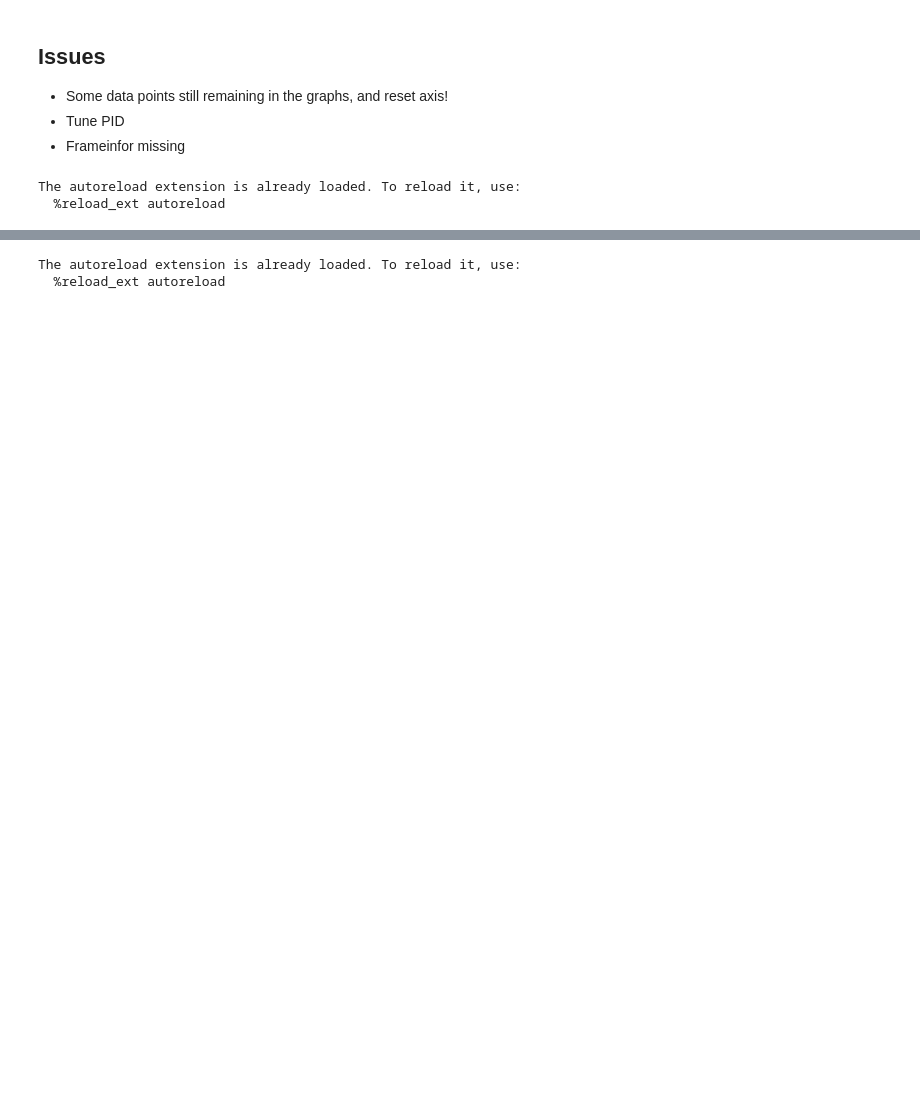
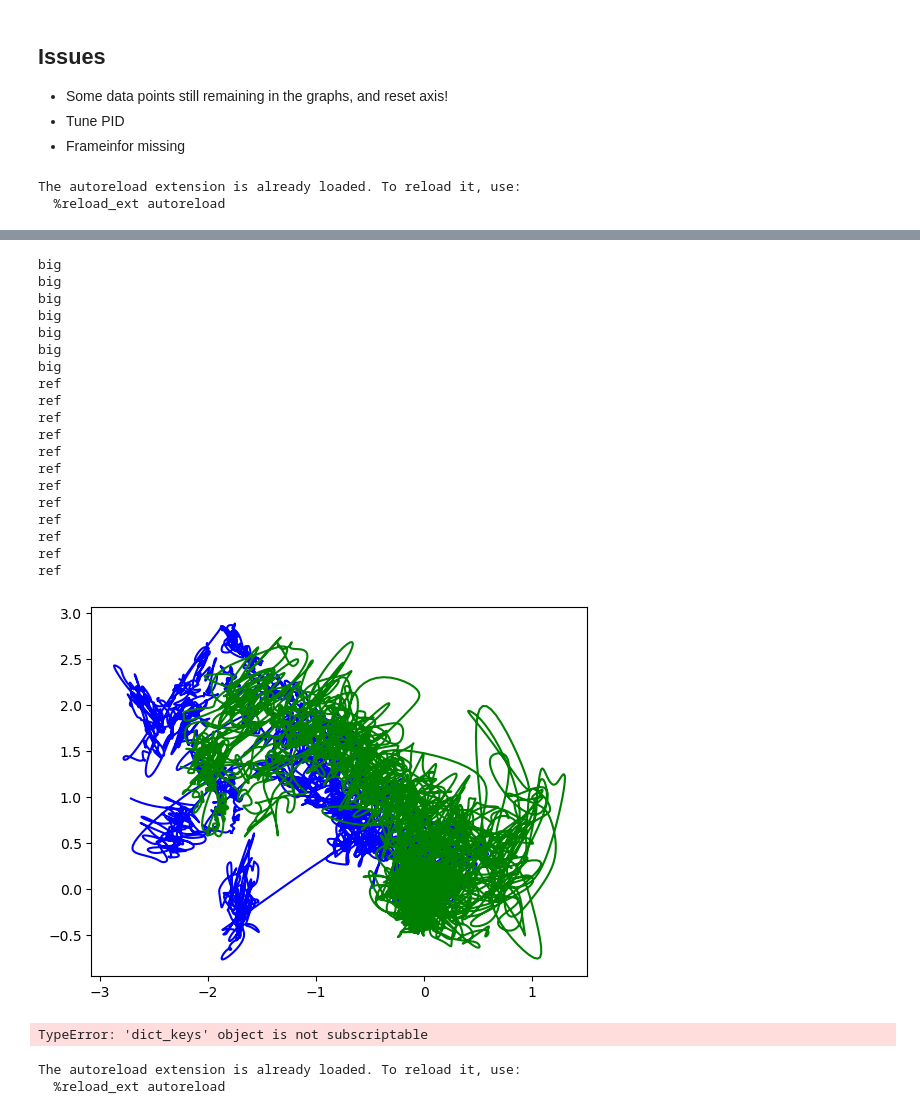
Before and after one commit to ArttuD/MicrorheologyProto, a Jupyter notebook: Notebook.ipynb, the cells around one changed output, grey strips where cells are left out. Cells and saved outputs as stored; diff of their text form; code cells hidden in the pictures; blank space fills up the shorter version.

```diff
--- a/Notebook.ipynb
+++ b/Notebook.ipynb
@@ -228 +425,49 @@ analysis.process_single(path_2, path_1, True, 0)
+# %%
+pixel = 3.45/(10*0.3*3.3)
+for i in file_dict.keys():
+    df = pd.DataFrame.from_dict(file_dict[i])
+    print(i.split("_")[0])
+    df["x"] = scipy.ndimage.gaussian_filter(df["x"],5)*pixel
+    df["y"] = scipy.ndimage.gaussian_filter(df["y"],5)*pixel
+
+    df["x"] = df["x"] - df["x"].values[0]
+    df["y"] = df["y"] - df["y"].values[0]
+
+    if i.split("_")[0] == "big":
+        df_mg = df
+        plt.scatter(df_mg["x"].values[0],df_mg["y"].values[0], color = "red")
+        plt.plot(df_mg["x"], df_mg["y"], label = "mg", color = "blue")
+    else:
+        df_ref = df
+        plt.scatter(df_ref["x"].values[0],df_ref["y"].values[0], color = "red")
+        plt.plot(df_ref["x"], df_ref["y"], label = "ref", color = "green")
+
+
+
+#plt.legend()
+# %% [output]
+big
+big
+big
+big
+big
+big
+big
+ref
+ref
+ref
+ref
+ref
+ref
+ref
+ref
+ref
+ref
+ref
+ref
+[figure, added]
+# %%
+key_list["big"]
+# %% [output]
+TypeError: 'dict_keys' object is not subscriptable
 # %%
```
Also changed, not shown: parts of 9 cells of this notebook, 1 other file.
